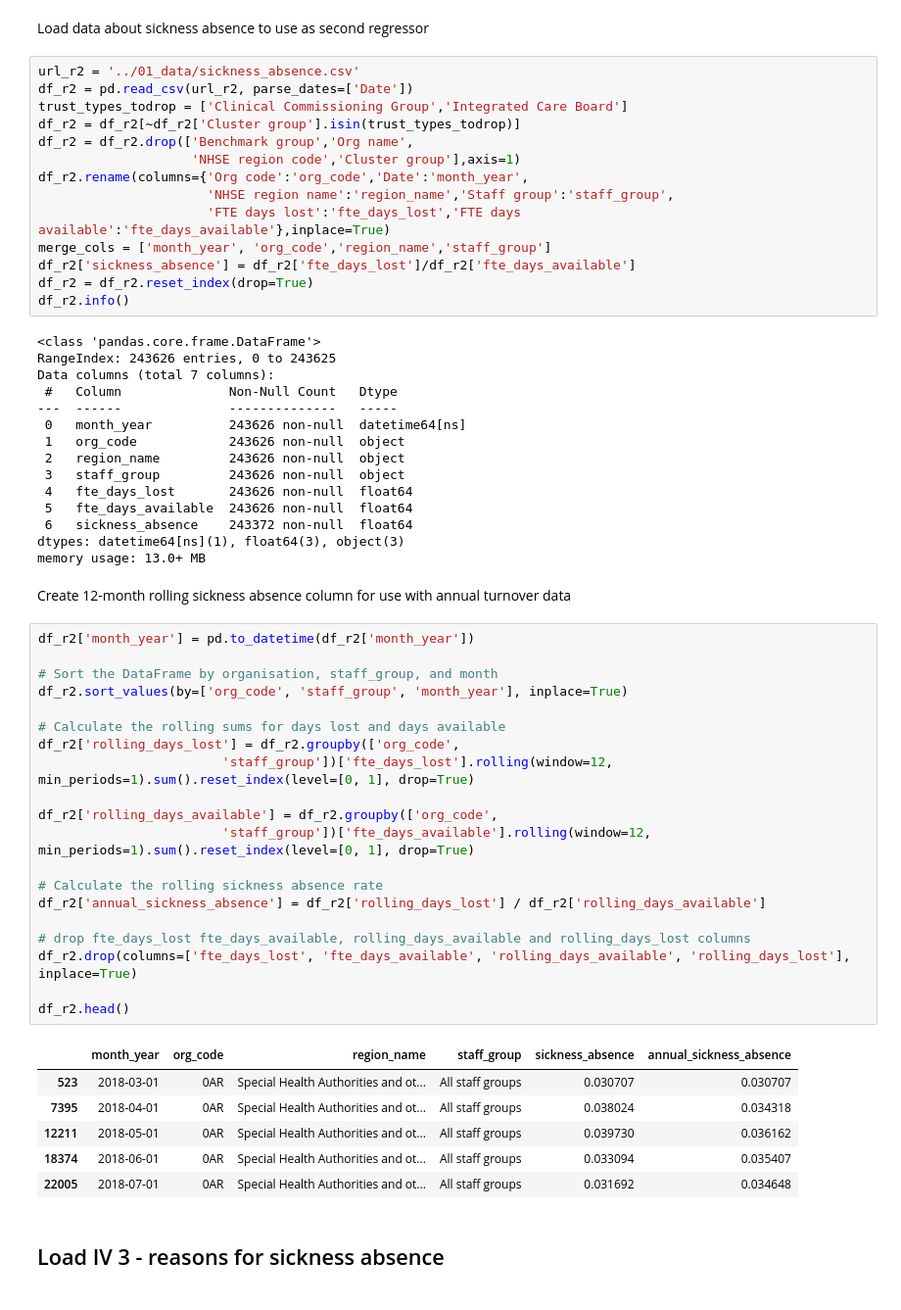
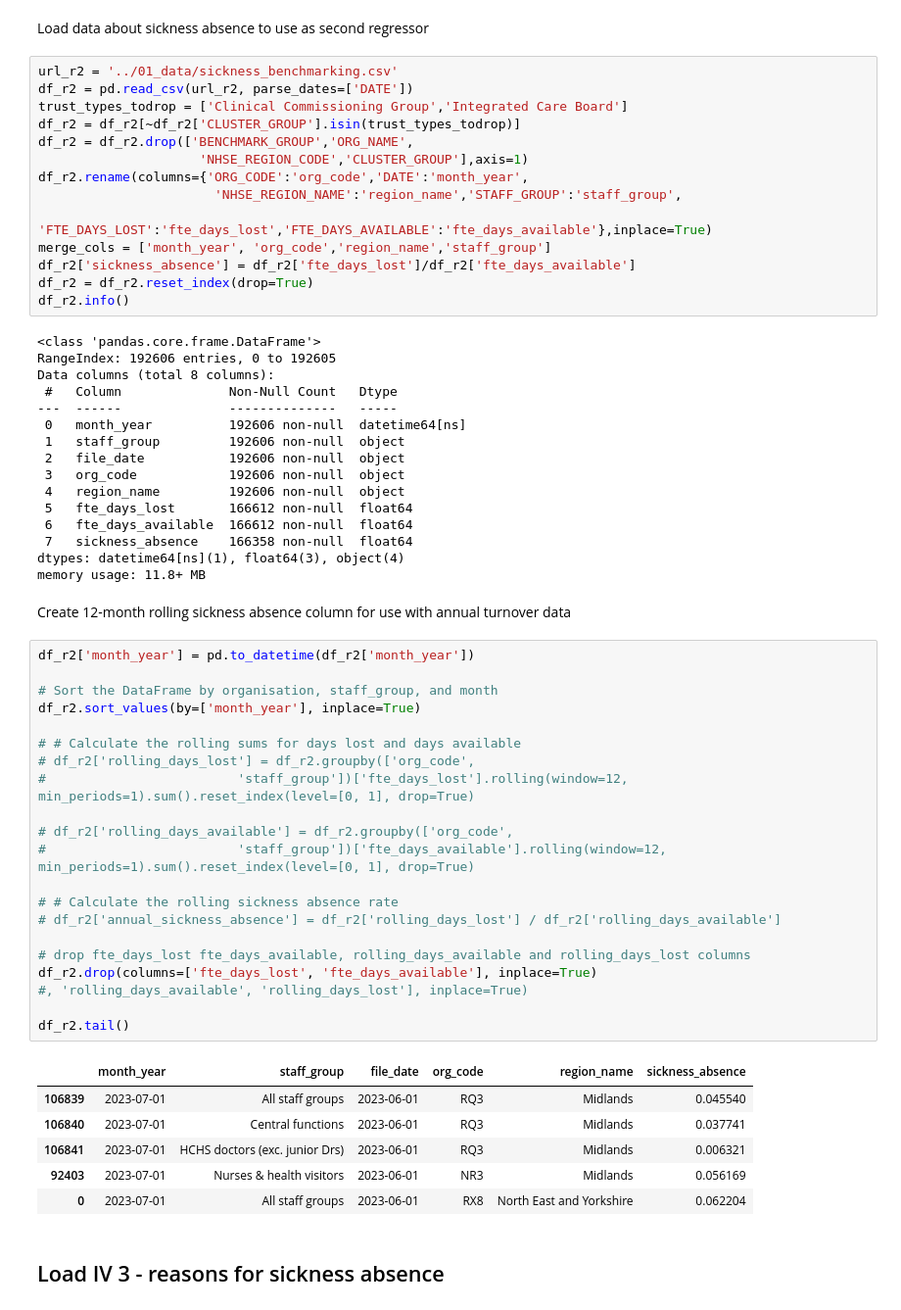
Before and after one commit to marierrogers/HSMAproject2023, a Jupyter notebook: 02_scripts/data_processing_for_model.ipynb, the cells around one changed output. Shown at 98% size. Cells and saved outputs as stored; diff of their text form.

```diff
--- a/02_scripts/data_processing_for_model.ipynb
+++ b/02_scripts/data_processing_for_model.ipynb
@@ -153,63 +178,65 @@ KeyError: "['Region', 'thousands'] not found in axis"
 # %% [markdown]
 Load data about sickness absence to use as second regressor
 # %%
-url_r2 = '../01_data/sickness_absence.csv'
-df_r2 = pd.read_csv(url_r2, parse_dates=['Date'])
+url_r2 = '../01_data/sickness_benchmarking.csv'
+df_r2 = pd.read_csv(url_r2, parse_dates=['DATE'])
 trust_types_todrop = ['Clinical Commissioning Group','Integrated Care Board']
-df_r2 = df_r2[~df_r2['Cluster group'].isin(trust_types_todrop)]
-df_r2 = df_r2.drop(['Benchmark group','Org name',
-                    'NHSE region code','Cluster group'],axis=1)
-df_r2.rename(columns={'Org code':'org_code','Date':'month_year',
-                      'NHSE region name':'region_name','Staff group':'staff_group',
-                      'FTE days lost':'fte_days_lost','FTE days available':'fte_days_available'},inplace=True)
+df_r2 = df_r2[~df_r2['CLUSTER_GROUP'].isin(trust_types_todrop)]
+df_r2 = df_r2.drop(['BENCHMARK_GROUP','ORG_NAME',
+                     'NHSE_REGION_CODE','CLUSTER_GROUP'],axis=1)
+df_r2.rename(columns={'ORG_CODE':'org_code','DATE':'month_year',
+                       'NHSE_REGION_NAME':'region_name','STAFF_GROUP':'staff_group',
+                       'FTE_DAYS_LOST':'fte_days_lost','FTE_DAYS_AVAILABLE':'fte_days_available'},inplace=True)
 merge_cols = ['month_year', 'org_code','region_name','staff_group']
 df_r2['sickness_absence'] = df_r2['fte_days_lost']/df_r2['fte_days_available']
 df_r2 = df_r2.reset_index(drop=True)
 df_r2.info()
 # %% [output]
 <class 'pandas.core.frame.DataFrame'>
-RangeIndex: 243626 entries, 0 to 243625
-Data columns (total 7 columns):
+RangeIndex: 192606 entries, 0 to 192605
+Data columns (total 8 columns):
  #   Column              Non-Null Count   Dtype
 ---  ------              --------------   -----
- 0   month_year          243626 non-null  datetime64[ns]
- 1   org_code            243626 non-null  object
- 2   region_name         243626 non-null  object
- 3   staff_group         243626 non-null  object
- 4   fte_days_lost       243626 non-null  float64
- 5   fte_days_available  243626 non-null  float64
- 6   sickness_absence    243372 non-null  float64
-dtypes: datetime64[ns](1), float64(3), object(3)
-memory usage: 13.0+ MB
+ 0   month_year          192606 non-null  datetime64[ns]
+ 1   staff_group         192606 non-null  object
+ 2   file_date           192606 non-null  object
+ 3   org_code            192606 non-null  object
+ 4   region_name         192606 non-null  object
+ 5   fte_days_lost       166612 non-null  float64
+ 6   fte_days_available  166612 non-null  float64
+ 7   sickness_absence    166358 non-null  float64
+dtypes: datetime64[ns](1), float64(3), object(4)
+memory usage: 11.8+ MB
 # %% [markdown]
 Create 12-month rolling sickness absence column for use with annual turnover data
 # %%
 df_r2['month_year'] = pd.to_datetime(df_r2['month_year'])
 
 # Sort the DataFrame by organisation, staff_group, and month
-df_r2.sort_values(by=['org_code', 'staff_group', 'month_year'], inplace=True)
+df_r2.sort_values(by=['month_year'], inplace=True)
 
-# Calculate the rolling sums for days lost and days available
-df_r2['rolling_days_lost'] = df_r2.groupby(['org_code',
-                        'staff_group'])['fte_days_lost'].rolling(window=12, min_periods=1).sum().reset_index(level=[0, 1], drop=True)
+# # Calculate the rolling sums for days lost and days available
+# df_r2['rolling_days_lost'] = df_r2.groupby(['org_code',
+#                         'staff_group'])['fte_days_lost'].rolling(window=12, min_periods=1).sum().reset_index(level=[0, 1], drop=True)
 
-df_r2['rolling_days_available'] = df_r2.groupby(['org_code',
-                        'staff_group'])['fte_days_available'].rolling(window=12, min_periods=1).sum().reset_index(level=[0, 1], drop=True)
+# df_r2['rolling_days_available'] = df_r2.groupby(['org_code',
+#                         'staff_group'])['fte_days_available'].rolling(window=12, min_periods=1).sum().reset_index(level=[0, 1], drop=True)
 
-# Calculate the rolling sickness absence rate
-df_r2['annual_sickness_absence'] = df_r2['rolling_days_lost'] / df_r2['rolling_days_available']
+# # Calculate the rolling sickness absence rate
+# df_r2['annual_sickness_absence'] = df_r2['rolling_days_lost'] / df_r2['rolling_days_available']
 
 # drop fte_days_lost fte_days_available, rolling_days_available and rolling_days_lost columns
-df_r2.drop(columns=['fte_days_lost', 'fte_days_available', 'rolling_days_available', 'rolling_days_lost'], inplace=True)
+df_r2.drop(columns=['fte_days_lost', 'fte_days_available'], inplace=True)
+#, 'rolling_days_available', 'rolling_days_lost'], inplace=True)
 
-df_r2.head()
+df_r2.tail()
 # %% [output]
-|  | month_year | org_code | region_name | staff_group | sickness_absence | annual_sickness_absence |
-| 523 | 2018-03-01 | 0AR | Special Health Authorities and ot... | All staff groups | 0.030707 | 0.030707 |
-| 7395 | 2018-04-01 | 0AR | Special Health Authorities and ot... | All staff groups | 0.038024 | 0.034318 |
-| 12211 | 2018-05-01 | 0AR | Special Health Authorities and ot... | All staff groups | 0.039730 | 0.036162 |
-| 18374 | 2018-06-01 | 0AR | Special Health Authorities and ot... | All staff groups | 0.033094 | 0.035407 |
-| 22005 | 2018-07-01 | 0AR | Special Health Authorities and ot... | All staff groups | 0.031692 | 0.034648 |
+|  | month_year | staff_group | file_date | org_code | region_name | sickness_absence |
+| 106839 | 2023-07-01 | All staff groups | 2023-06-01 | RQ3 | Midlands | 0.045540 |
+| 106840 | 2023-07-01 | Central functions | 2023-06-01 | RQ3 | Midlands | 0.037741 |
+| 106841 | 2023-07-01 | HCHS doctors (exc. junior Drs) | 2023-06-01 | RQ3 | Midlands | 0.006321 |
+| 92403 | 2023-07-01 | Nurses & health visitors | 2023-06-01 | NR3 | Midlands | 0.056169 |
+| 0 | 2023-07-01 | All staff groups | 2023-06-01 | RX8 | North East and Yorkshire | 0.062204 |
 # %% [markdown]
 ## Load IV 3 - reasons for sickness absence
 # %% [markdown]
```
Also changed, not shown: parts of 25 cells of this notebook, 2 other files.
